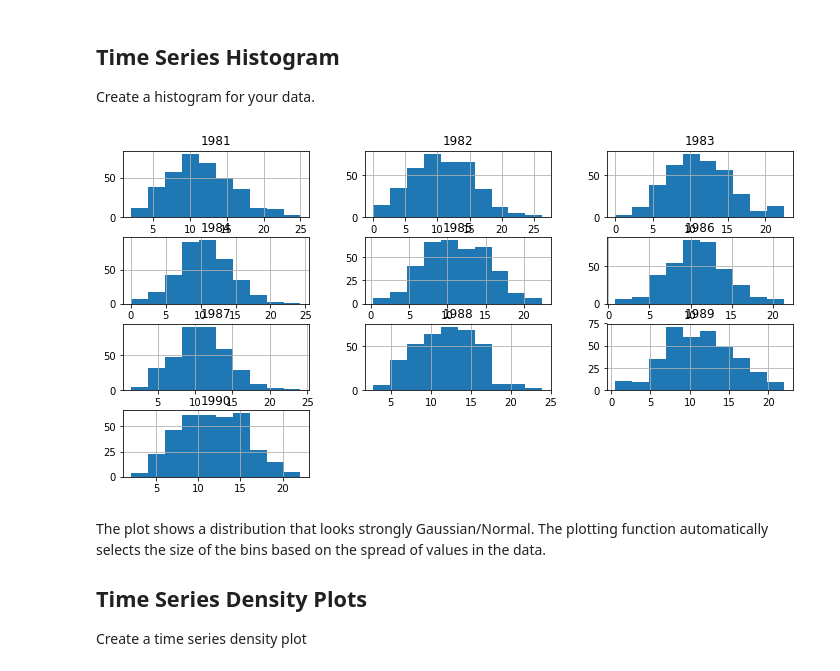
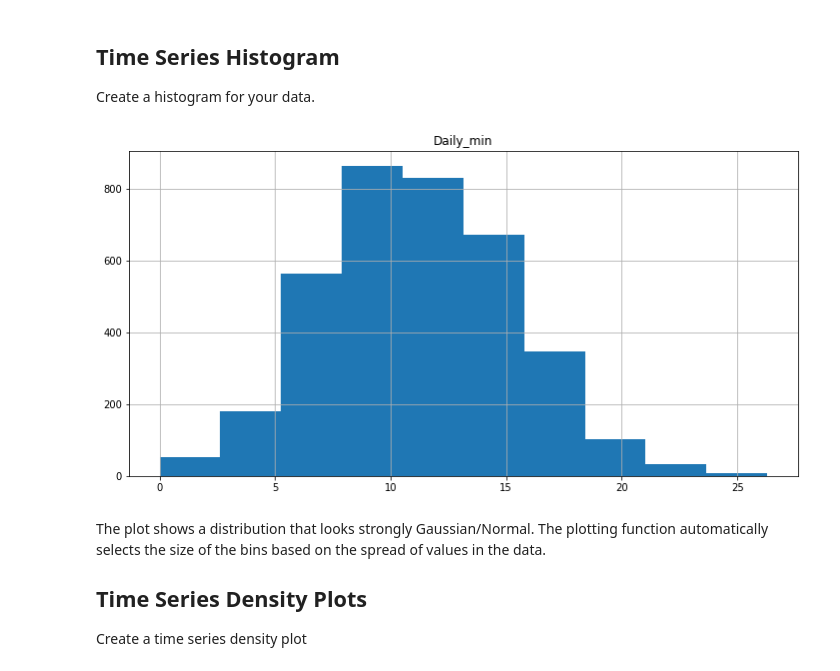
Before and after one commit to vaeb80/dsc-3-25-04-visualizing-time-series-data-lab-nyc-career-ds-102218, a Jupyter notebook: index.ipynb, the cells around one changed output. Saved outputs shown, nothing was run; the diff lists cells and outputs as text; code cells hidden in the pictures.

```diff
--- a/index.ipynb
+++ b/index.ipynb
@@ -117,10 +117,10 @@ We can see in both plots above that due the dense nature of time-series (365 val
 Create a histogram for your data.
 # %%
 # Plot a histogram of the temperature dataset
-temp_annual.hist(figsize = (12,6))
+df.hist(figsize = (12,6))
 plt.show()
 # %% [output]
-[figure, old version]
+[figure, new version]
 # %% [markdown]
 The plot shows a distribution that looks strongly Gaussian/Normal. The plotting function automatically selects the size of the bins based on the spread of values in the data.
 
```
Also changed, not shown: parts of 1 cell of this notebook.
